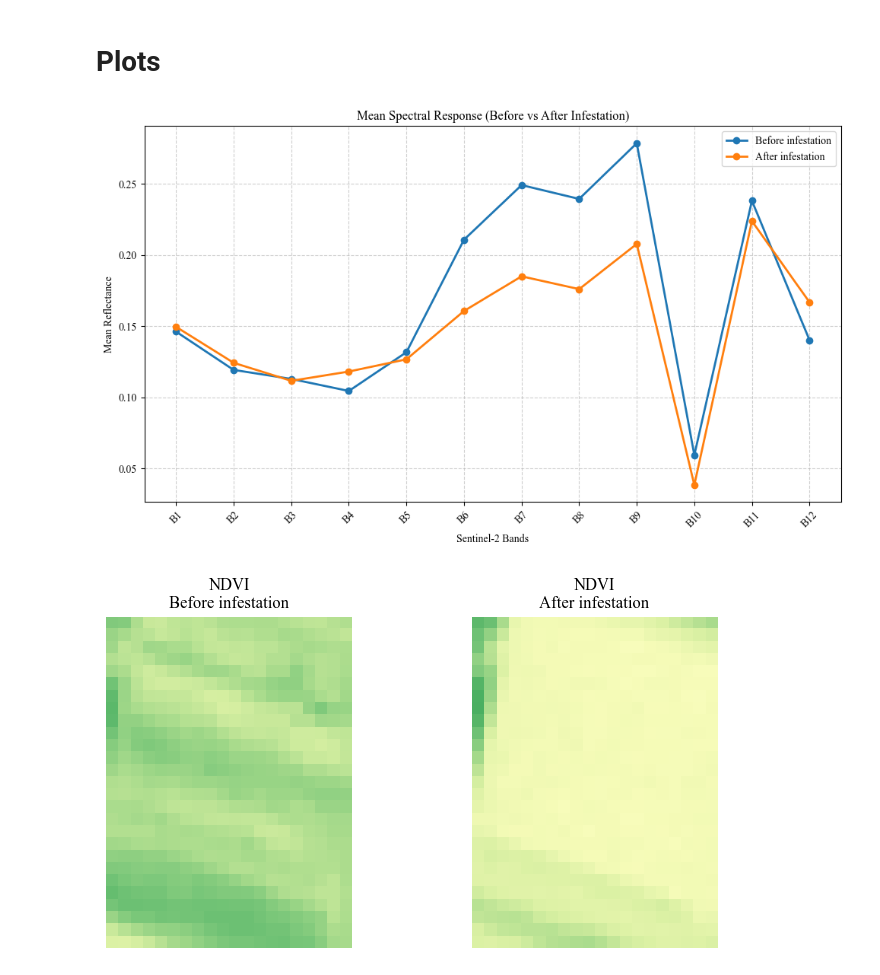
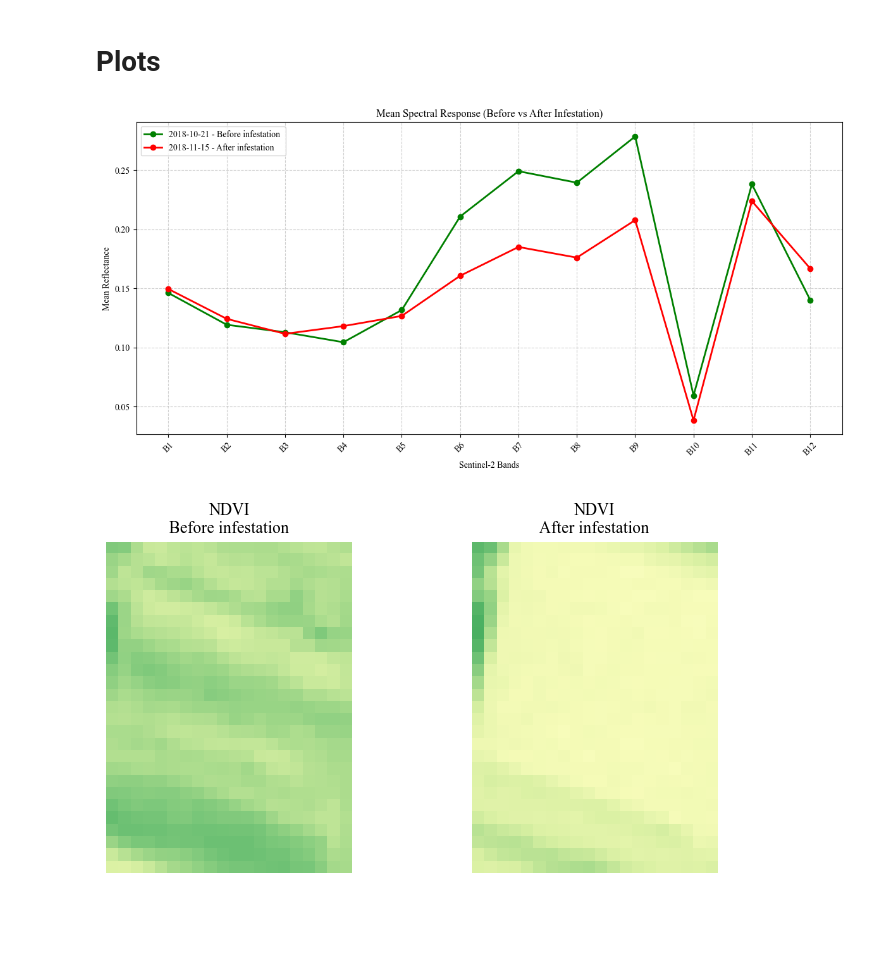
Before and after one commit to fekenzofugi/rsad-time-series, a Jupyter notebook: india.ipynb, the cells around one changed output. Drawn from its saved outputs; the diff is of its cells as text; code cells hidden in the pictures; blank space fills up the shorter version.

```diff
--- a/india.ipynb
+++ b/india.ipynb
@@ -99,13 +126,19 @@ diff_vis = {
     'palette': ['red', 'white', 'blue']
 }
 
-Map.addLayer(img_before, rgb_vis, 'Sentinel-2 RGB (Before infestation)')
-Map.addLayer(img_after,  rgb_vis, 'Sentinel-2 RGB (After infestation)')
+Map.addLayer(img_before, rgb_vis, 'Sentinel-2 RGB (Before infestation)', False)
+Map.addLayer(img_after,  rgb_vis, 'Sentinel-2 RGB (After infestation)', False)
 
-Map.addLayer(ndvi_before, ndvi_vis, 'NDVI (Before infestation)')
-Map.addLayer(ndvi_after,  ndvi_vis, 'NDVI (After infestation)')
-Map.addLayer(ndvi_diff,   diff_vis, 'NDVI Difference (FAW impact)')
+Map.addLayer(ndvi_diff,   diff_vis, 'NDVI Difference (FAW impact)', False)
 
 Map.addLayer(aoi, {}, 'Study Area', False)
 
+roi_name = "india_pest"
+with open(f"rois/{roi_name}.json", "r") as f:
+    pest_roi = json.load(f)
+
+region_pest = ee.Geometry(pest_roi)
+
+Map.addLayer(region_pest, {'color': 'blue'}, 'Region of Interest', True)
+
 Map
@@ -261,39 +296,43 @@ print("🎉 Time-series export completed.")
 # Plots
 # %%
 scale = 10000
+
+before_date = ('2018-10-21', '2018-10-25')
+after_date  = ('2018-11-15', '2018-11-16')
 
 before_path = "datasets/india_before_and_after/before.tif"
 after_path  = "datasets/india_before_and_after/after.tif"
 
 with rasterio.open(before_path) as src:
     img_before = src.read() / scale
     n_bands = img_before.shape[0]
 
 with rasterio.open(after_path) as src:
     img_after = src.read() / scale
 
 mean_before = np.nanmean(img_before.reshape(n_bands, -1), axis=1)
 mean_after  = np.nanmean(img_after.reshape(n_bands, -1), axis=1)
 
 bands = np.arange(1, n_bands + 1)
 band_labels = [f"B{i}" for i in bands]
 
 
-plt.figure(figsize=(10, 6))
+plt.figure(figsize=(12, 6))
 
-plt.plot(bands, mean_before, "o-", linewidth=2, label="Before infestation")
-plt.plot(bands, mean_after,  "o-", linewidth=2, label="After infestation")
+plt.plot(bands, mean_before, "o-", linewidth=2, label=f"{before_date[0]} - Before infestation ", color="green")
+plt.plot(bands, mean_after,  "o-", linewidth=2, label=f"{after_date[0]} - After infestation ", color="red")
 
 plt.xticks(bands, band_labels, rotation=45)
 plt.xlabel("Sentinel-2 Bands")
 plt.ylabel("Mean Reflectance")
 plt.title("Mean Spectral Response (Before vs After Infestation)")
 plt.grid(True, linestyle="--", alpha=0.6)
-plt.legend()
+plt.legend(loc='upper left')
+plt.savefig("figures/india_spectral_response_before_after_infestation.png", dpi=300)
 plt.tight_layout()
 plt.show()
 # %% [output]
-[figure, old version]
+[figure, new version]
 # %%
 scale = 10000
 
```
Also changed, not shown: parts of 8 cells of this notebook, 9 other files.
